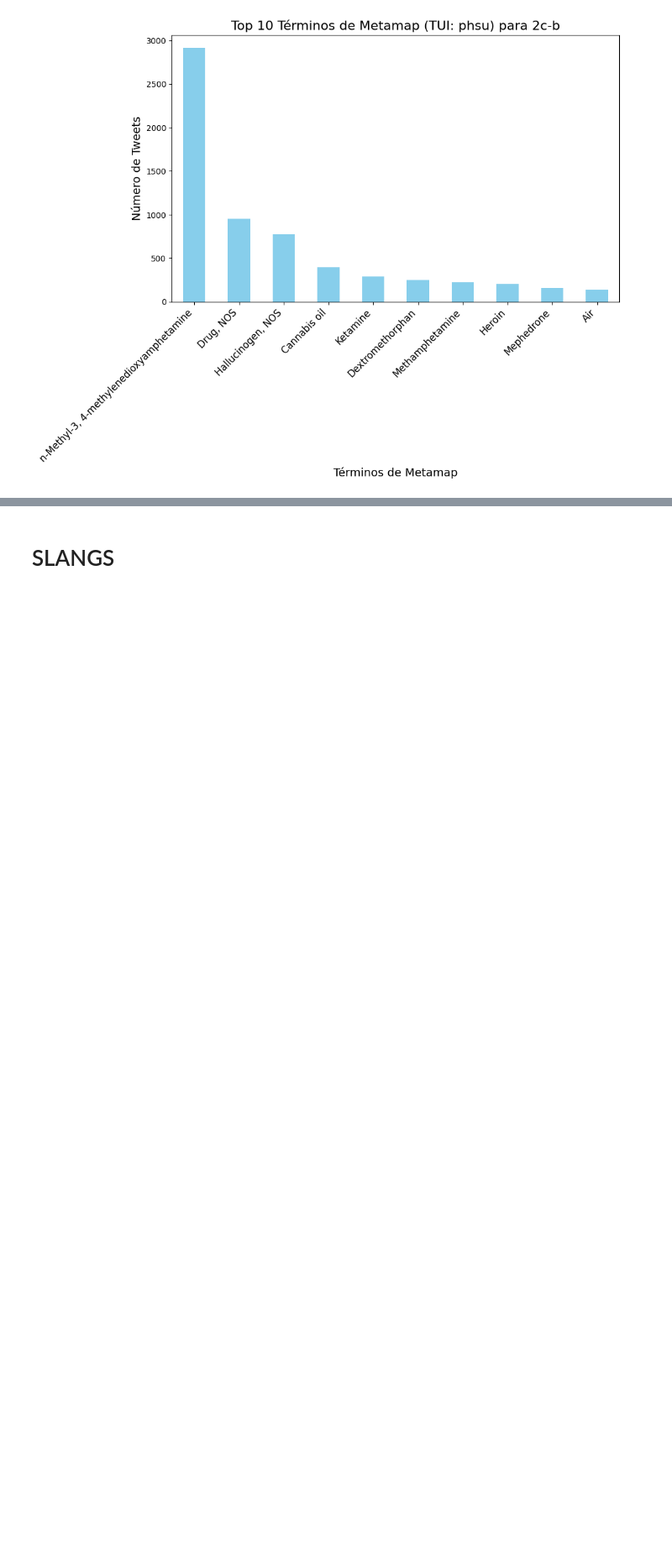
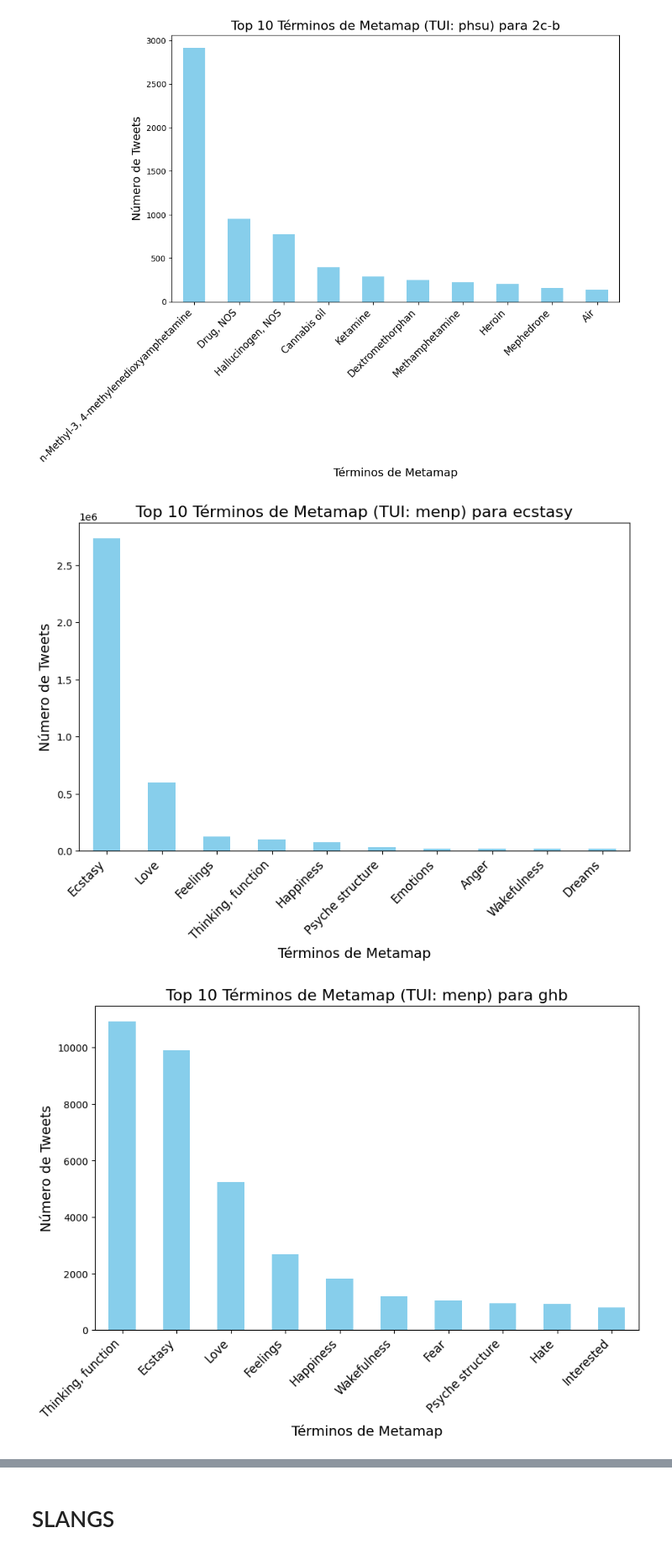
Before and after one commit to albacortes9/tfg-analisis-drogas-twitter, a Jupyter notebook: notebooks/analisis_metamap_slang.ipynb, the cells around one changed output, grey strips where cells are left out. Shown at 84% size. Saved outputs shown, nothing was run; the diff lists cells and outputs as text; code cells hidden in the pictures; blank space fills up the shorter version.

Commit message:
primeros pasos modelado

```diff
--- a/notebooks/analisis_metamap_slang.ipynb
+++ b/notebooks/analisis_metamap_slang.ipynb
@@ -155,3 +154,28 @@ for drug_name in phsu_data['name'].unique():
 [figure]
 [figure]
 [figure]
+# %%
+# Filtrar los datos para el TUI 'phsu'
+phsu_data = tweet_term_drug[tweet_term_drug['tui_y'] == 'T041']
+
+# Crear una gráfica para cada droga
+for drug_name in phsu_data['name'].unique():
+    # Filtrar los datos para la droga actual
+    drug_specific_data = phsu_data[phsu_data['name'] == drug_name]
+
+    # Contar la frecuencia de los términos de Metamap y seleccionar los 10 primeros
+    term_counts = drug_specific_data['term'].value_counts().head(10)
+
+    # Crear el gráfico de barras
+    plt.figure(figsize=(10, 6))
+    term_counts.plot(kind='bar', color='skyblue')
+    plt.title(f'Top 10 Términos de Metamap (TUI: menp) para {drug_name}', fontsize=16)
+    plt.xlabel('Términos de Metamap', fontsize=14)
+    plt.ylabel('Número de Tweets', fontsize=14)
+    plt.xticks(rotation=45, ha='right', fontsize=12)
+
+    # Mostrar el gráfico
+    plt.show()
+# %% [output]
+[figure, added]
+[figure, added]
```
Also changed, not shown: parts of 7 cells of this notebook, 6 other files.
